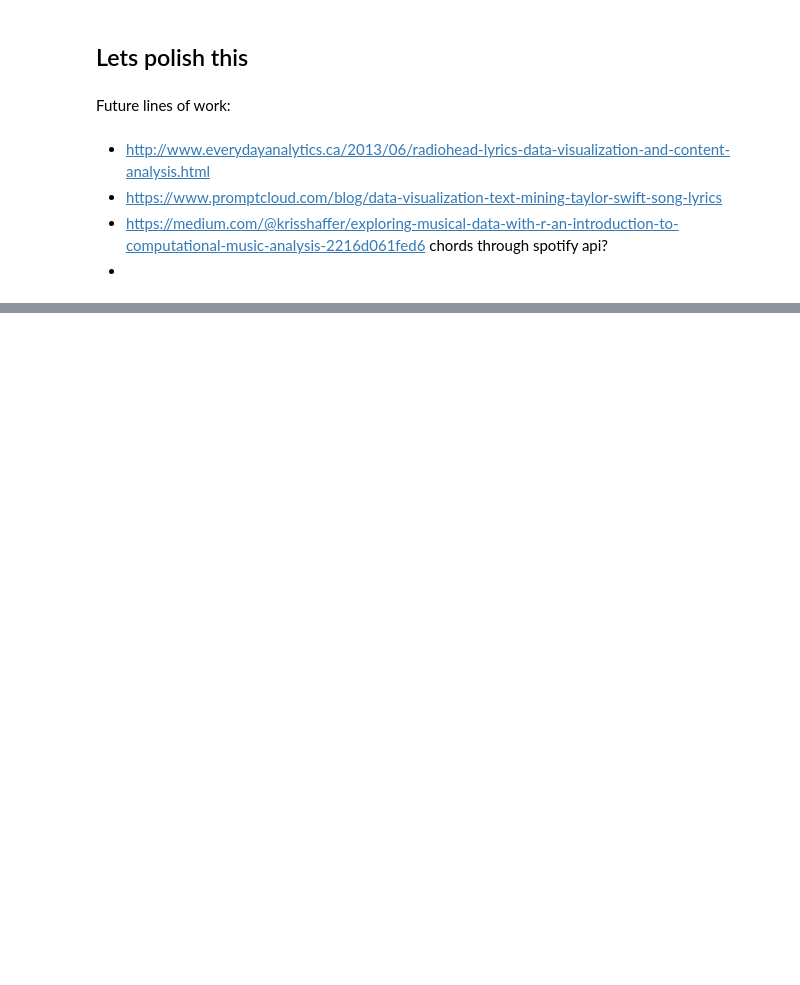
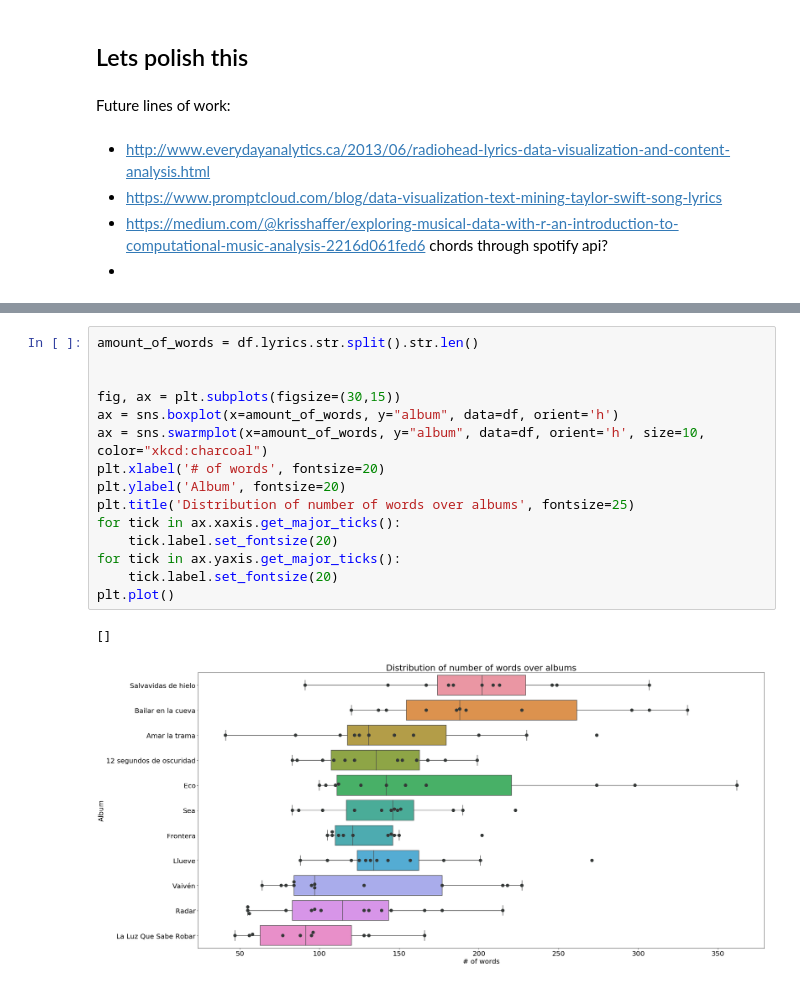
Before and after one commit to alexing/datadata, a Jupyter notebook: drexler_data_exploration.ipynb, the cells around one changed output, grey strips where cells are left out. Saved outputs shown, nothing was run; the diff lists cells and outputs as text; blank space fills up the shorter version.

```diff
--- a/drexler_data_exploration.ipynb
+++ b/drexler_data_exploration.ipynb
@@ -300,0 +346,18 @@ spotify_raw_df
+# %%
+amount_of_words = df.lyrics.str.split().str.len()
+
+
+fig, ax = plt.subplots(figsize=(30,15))
+ax = sns.boxplot(x=amount_of_words, y="album", data=df, orient='h')
+ax = sns.swarmplot(x=amount_of_words, y="album", data=df, orient='h', size=10, color="xkcd:charcoal")
+plt.xlabel('# of words', fontsize=20)
+plt.ylabel('Album', fontsize=20)
+plt.title('Distribution of number of words over albums', fontsize=25)
+for tick in ax.xaxis.get_major_ticks():
+    tick.label.set_fontsize(20)
+for tick in ax.yaxis.get_major_ticks():
+    tick.label.set_fontsize(20)
+plt.plot()
+# %% [output]
+[]
+[figure, added]
```
Also changed, not shown: parts of 28 cells of this notebook, 4 other files.
